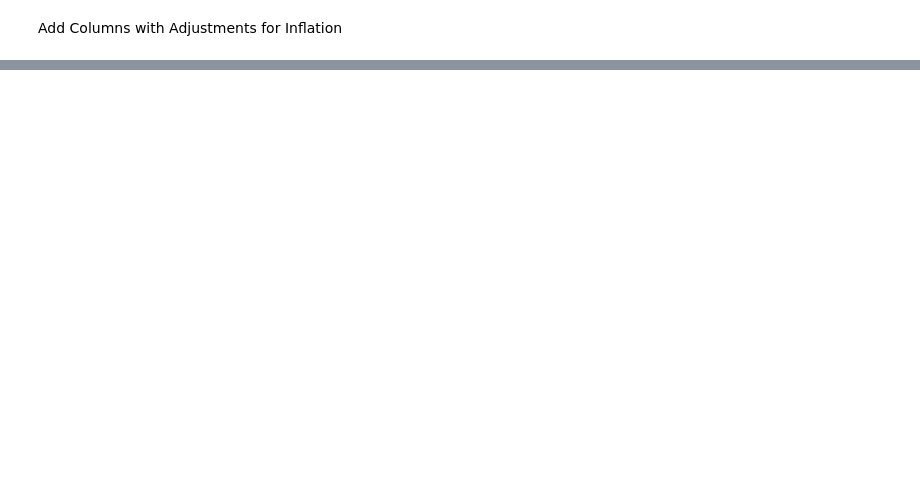
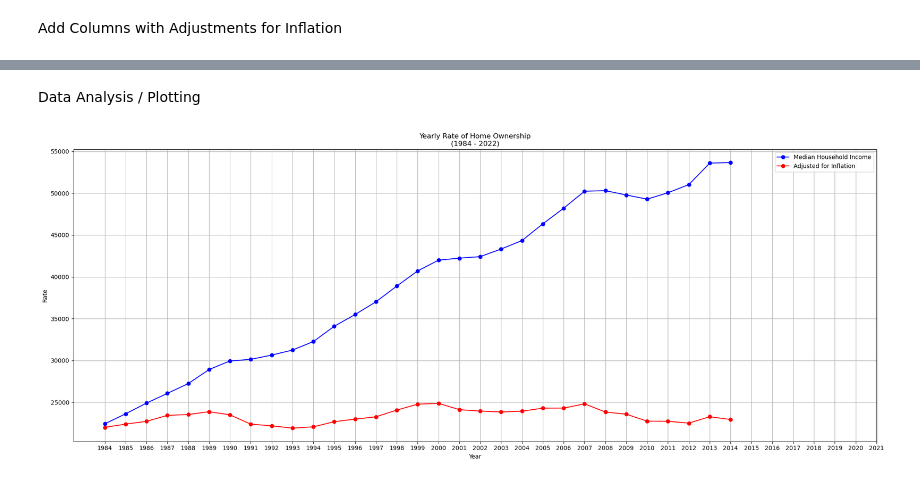
Before and after one commit to ManWithACap/Dataset-Analyzation-Project, a Jupyter notebook: api_data.ipynb, the cells around one changed output, grey strips where cells are left out. Saved outputs shown, nothing was run; the diff lists cells and outputs as text; code cells hidden in the pictures; blank space fills up the shorter version.

Commit message:
Add additional graphs for analysis and remove test code

```diff
--- a/api_data.ipynb
+++ b/api_data.ipynb
@@ -490,0 +559,10 @@ dtype: object
+# %%
+def hp_2_inc_ratio(row):
+    if row["Median Sales Price of Houses"] != 0 and row["Median Household Income"] != 0   :
+        return row["Median Sales Price of Houses"] / row["Median Household Income"]
+    else :
+        return 0.0
+
+# "Apply" the function to the DataFrame
+economic_data_df["House Price to Income Ratio"] = economic_data_df.apply(hp_2_inc_ratio, axis = 1)
+display(economic_data_df)
@@ -519,0 +614,39 @@ KeyError: 'CPI'
+# %% [markdown]
+Data Analysis / Plotting
+# %%
+# Create filter for data
+data_filter = (
+      (economic_data_df["Median Household Income"]        != 0) \
+    & (economic_data_df["Median Household Income (adj)"]  != 0)
+  )
+#display(economic_data_df[data_filter])
+
+plt.figure(figsize=(20, 8))
+
+plt.plot(
+      pd.to_datetime(economic_data_df[data_filter]["Date"]).dt.year
+    , economic_data_df[data_filter]["Median Household Income"]
+    , marker    = "o"
+    , linestyle = "-"
+    , color     = "blue"
+    , label     = "Median Household Income"
+)
+plt.plot(
+      pd.to_datetime(economic_data_df[data_filter]["Date"]).dt.year
+    , economic_data_df[data_filter]["Median Household Income (adj)"]
+    , marker    = "o"
+    , linestyle = "-"
+    , color     = "red"
+    , label     = "Adjusted for Inflation"
+)
+
+plt.title("Yearly Rate of Home Ownership\n(1984 - 2022)")
+plt.xlabel("Year")
+plt.ylabel("Rate")
+plt.grid(True)
+plt.tight_layout()
+plt.xticks(np.arange(1984, 2022, 1))
+plt.legend()
+plt.show()
+# %% [output]
+[figure, added]
```
Also changed, not shown: parts of 17 cells of this notebook.
